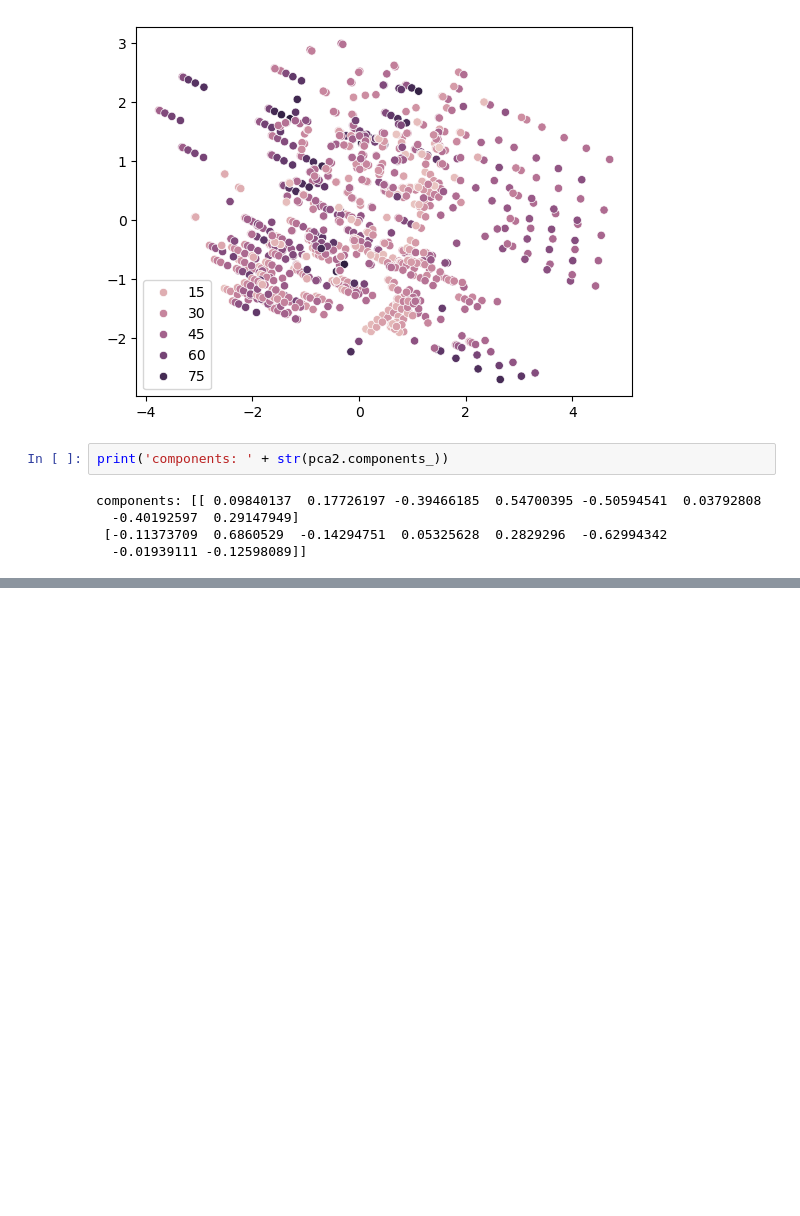
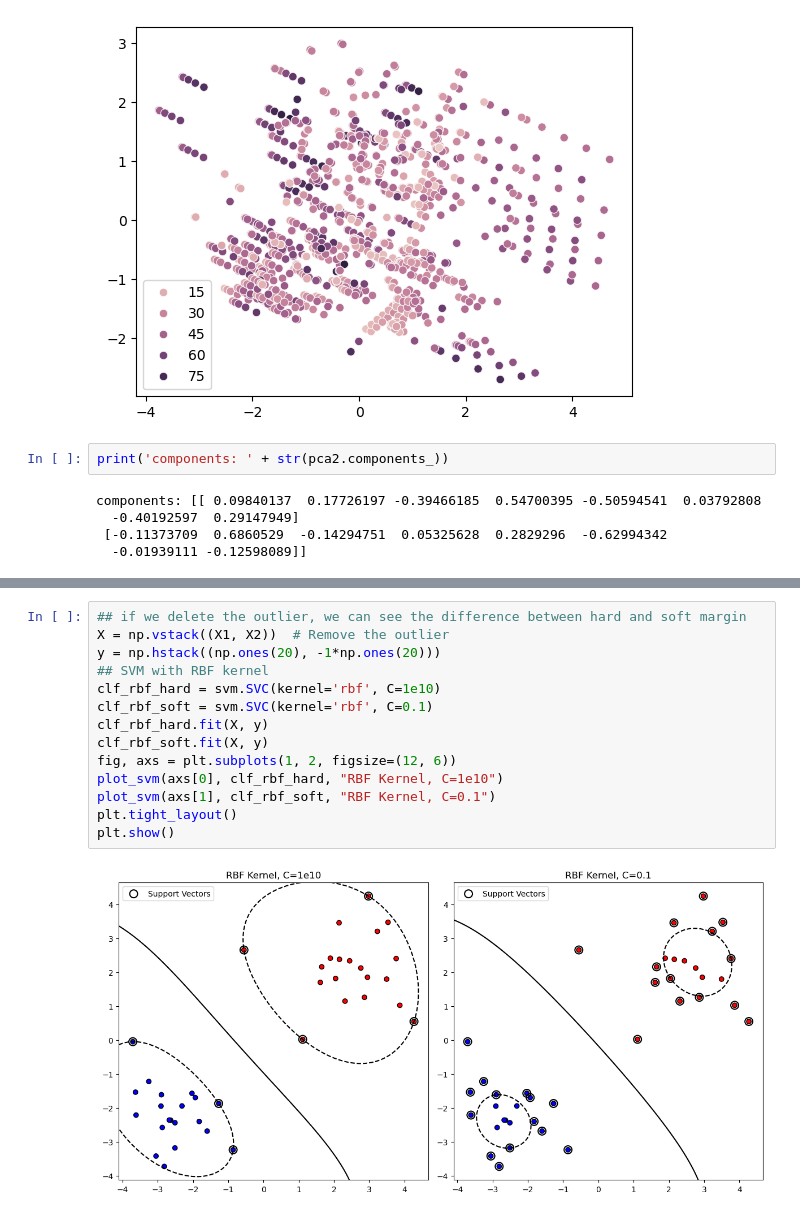
Before and after one commit to Wanwan-Laang/MSE598, a Jupyter notebook: Week4-7.ipynb, the cells around one changed output, grey strips where cells are left out. Drawn from its saved outputs; the diff is of its cells as text; blank space fills up the shorter version.

```diff
--- a/Week4-7.ipynb
+++ b/Week4-7.ipynb
@@ -765,0 +807,16 @@ plt.show()
+# %%
+## if we delete the outlier, we can see the difference between hard and soft margin
+X = np.vstack((X1, X2))  # Remove the outlier
+y = np.hstack((np.ones(20), -1*np.ones(20)))
+## SVM with RBF kernel
+clf_rbf_hard = svm.SVC(kernel='rbf', C=1e10)
+clf_rbf_soft = svm.SVC(kernel='rbf', C=0.1)
+clf_rbf_hard.fit(X, y)
+clf_rbf_soft.fit(X, y)
+fig, axs = plt.subplots(1, 2, figsize=(12, 6))
+plot_svm(axs[0], clf_rbf_hard, "RBF Kernel, C=1e10")
+plot_svm(axs[1], clf_rbf_soft, "RBF Kernel, C=0.1")
+plt.tight_layout()
+plt.show()
+# %% [output]
+[figure, added]
```
Also changed, not shown: parts of 3 cells of this notebook.
